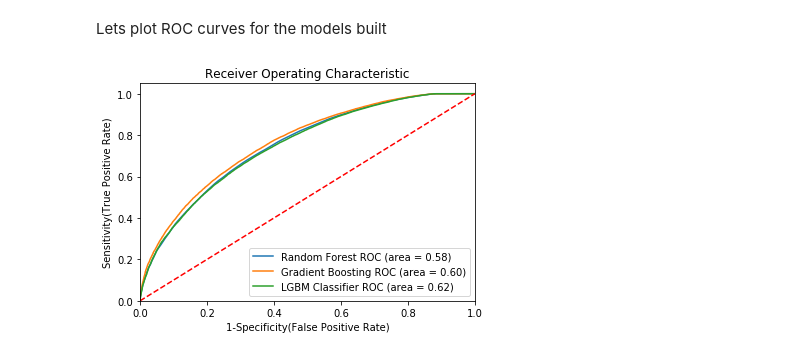
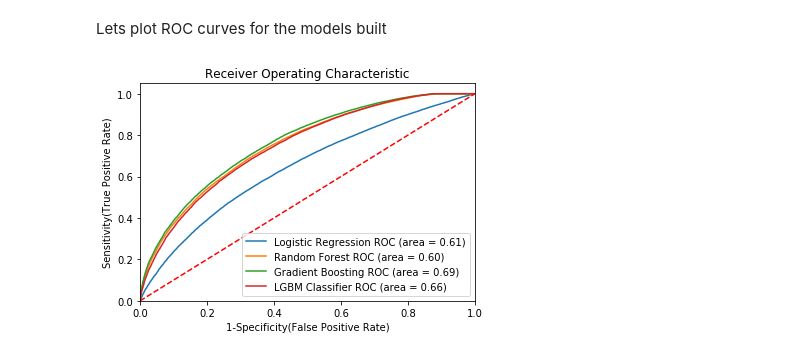
Before and after one commit to bhargav-anand/Lending-Club, a Jupyter notebook: Data Refining and Model Building.ipynb, the cells around one changed output. Drawn from its saved outputs; the diff is of its cells as text; code cells hidden in the pictures.

```diff
--- a/Data Refining and Model Building.ipynb
+++ b/Data Refining and Model Building.ipynb
@@ -241,0 +246,12 @@ X_train, X_test, y_train, y_test = train_test_split(X,y,test_size = 0.3, random_
+# %%
+from sklearn.utils import resample
+X = pd.concat([X_train, y_train], axis=1)
+default = X[X.loan_status==0]
+notdefault = X[X.loan_status==1]
+
+default_upsampled = resample(default,
+                          replace=True, # sample with replacement
+                          n_samples=len(notdefault), # match number in majority class
+                          random_state=101) # reproducible results
+
+upsampled = pd.concat([notdefault, default_upsampled])
@@ -241,0 +264,3 @@ X_train, X_test, y_train, y_test = train_test_split(X,y,test_size = 0.3, random_
+# %%
+X_train = upsampled.drop('loan_status',axis=1)
+y_train = upsampled.loan_status
@@ -447,10 +405,16 @@ weighted avg       0.79      0.80      0.76    115270
 # %% [markdown]
 Lets plot ROC curves for the models built
 # %%
+import matplotlib.pyplot as plt
+from sklearn import metrics
 plt.figure()
 
 # Add the models to the list that you want to view on the ROC plot
 models = [
+{
+    'label': 'Logistic Regression',
+    'model': LogisticRegression(),
+},
 {
     'label': 'Random Forest',
     'model': RandomForestClassifier(n_estimators = 200, random_state=101),
@@ -461,31 +425,31 @@ models = [
 },
 {
     'label': 'LGBM Classifier',
     'model': LGBMClassifier(nthread=4, n_estimators = 10000, learning_rate=0.05, num_leaves=32,colsample_bytree=0.9497036,
                       subsample=0.8715623,max_depth=8,reg_alpha=0.04,reg_lambda=0.073,min_split_gain=0.0222415,
                       min_child_weight=40, silent=-1, verbose=-1, random_state=101),
 }
 ]
 
 # Below for loop iterates through your models list
 for m in models:
     model = m['model'] # select the model
     model.fit(X_train, y_train) # train the model
     y_pred=model.predict(X_test) # predict the test data
 # Compute False postive rate, and True positive rate
     fpr, tpr, thresholds = metrics.roc_curve(y_test, model.predict_proba(X_test)[:,1])
 # Calculate Area under the curve to display on the plot
     auc = metrics.roc_auc_score(y_test,model.predict(X_test))
 # Now, plot the computed values
     plt.plot(fpr, tpr, label='%s ROC (area = %0.2f)' % (m['label'], auc))
 # Custom settings for the plot
 plt.plot([0, 1], [0, 1],'r--')
 plt.xlim([0.0, 1.0])
 plt.ylim([0.0, 1.05])
 plt.xlabel('1-Specificity(False Positive Rate)')
 plt.ylabel('Sensitivity(True Positive Rate)')
 plt.title('Receiver Operating Characteristic')
 plt.legend(loc="lower right")
 plt.show()   # Display
 # %% [output]
-[figure, old version]
+[figure, new version]
```
Also changed, not shown: parts of 16 cells of this notebook.
